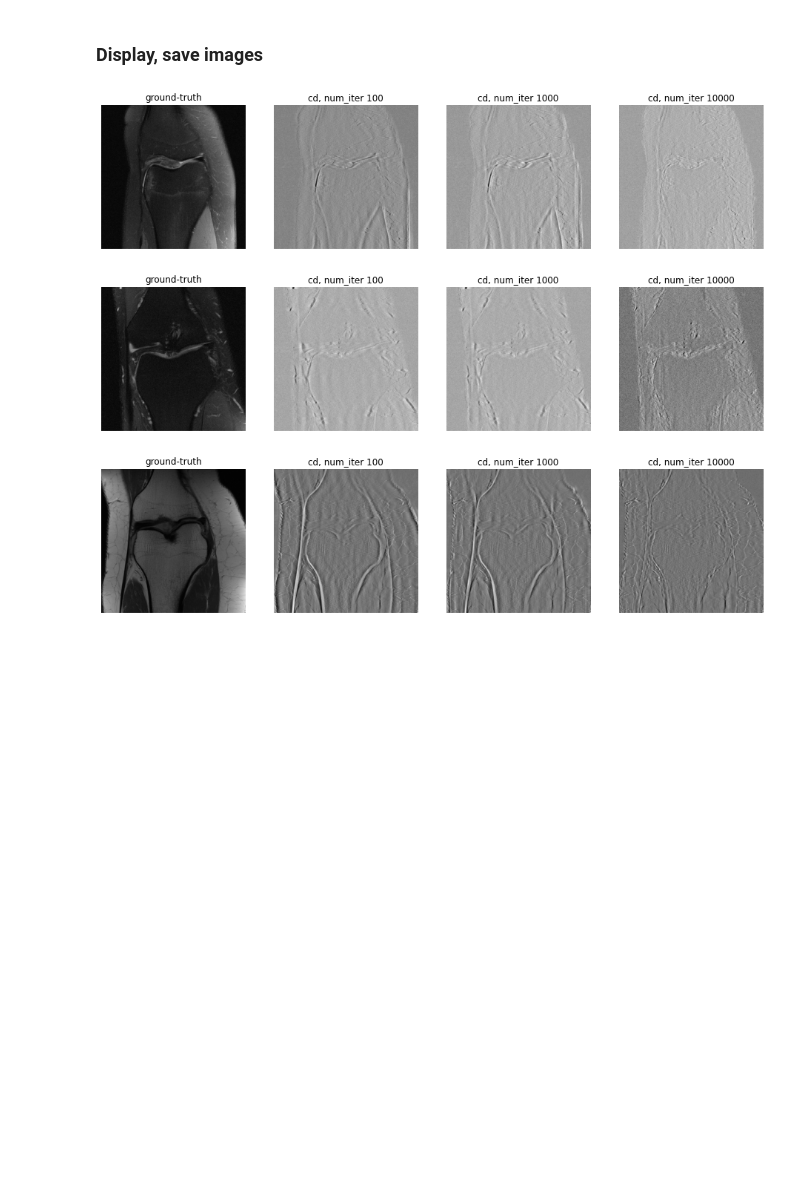
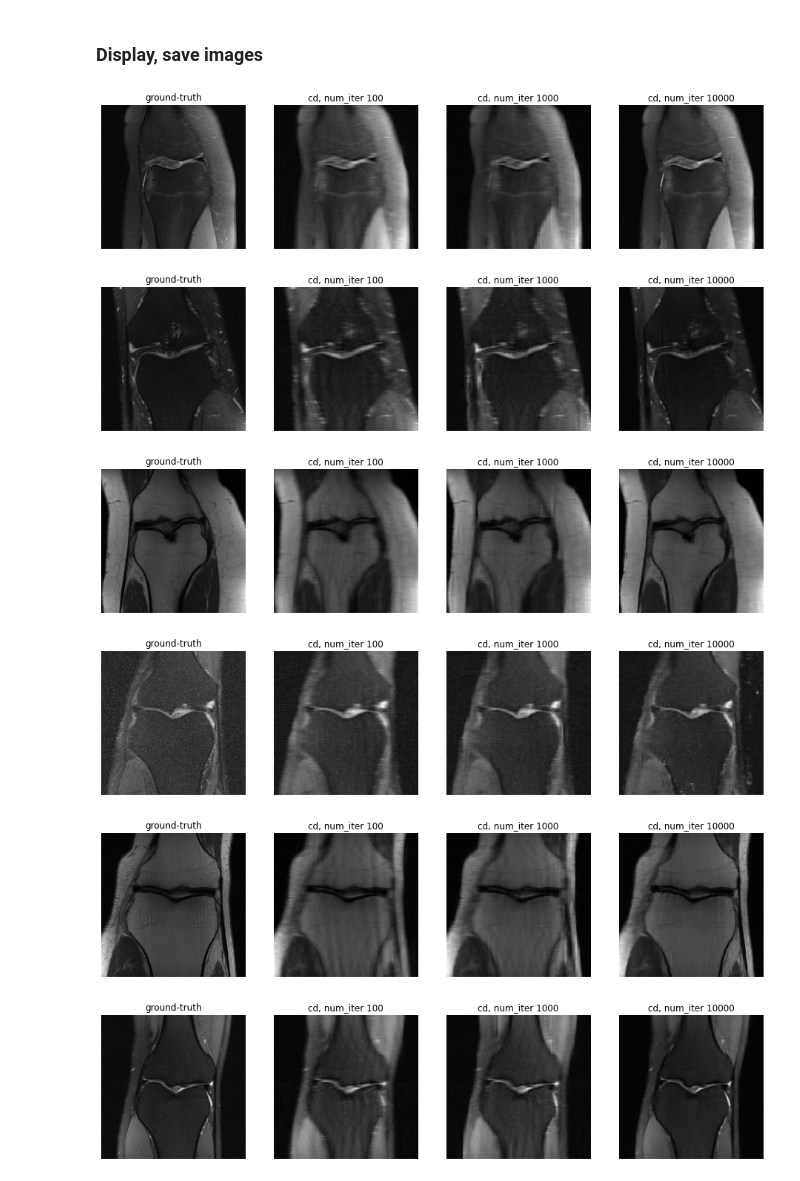
Before and after one commit to davevanveen/unsup_mri, a Jupyter notebook: 20200902_convdecoder_rework.ipynb, the cells around one changed output. Drawn from its saved outputs; the diff is of its cells as text; code cells hidden in the pictures; blank space fills up the shorter version.

```diff
--- a/20200902_convdecoder_rework.ipynb
+++ b/20200902_convdecoder_rework.ipynb
@@ -43,7 +43,7 @@ ssim_list, psnr_list = [], []
 
 file_id_list = ['1000273', '1000325', '1000464', '1000007', '1000537', '1000818']#, \
 #                 '1001140', '1001219', '1001338', '1001598', '1001533', '1001798']
-NUM_ITER_LIST = [100]#, 1000, 10000]
+NUM_ITER_LIST = [100, 1000, 10000]
 # NUM_ITER = 100
 ALPHA_LIST = [0., 0.9999]#, 0.25, 0.5, 0.75]
 ALPHA = 0
@@ -84,8 +84,8 @@ for idx, file_id in enumerate(file_id_list):
         img_out = net(net_input.type(dtype))[0] # estimate image \hat{x} = G(\hat{C})
 
         img_dc, _ = data_consistency(img_out, slice_ksp, mask1d)
-        save_output(img_dc, mse_wrt_ksp, mse_wrt_img, \
-                    file_id, NUM_ITER, DC_STEP, ALPHA)
+#         save_output(img_dc, mse_wrt_ksp, mse_wrt_img, \
+#                     file_id, NUM_ITER, DC_STEP, ALPHA)
 
         # save images, metrics
         img_dc_list.append(img_dc)
@@ -159,37 +176,40 @@ NUM_ITER 10000: 0.842, 32.6225
 NUM_BASELINES = 1 # i.e. img_gt
 NUM_COLS = NUM_VARIANTS + NUM_BASELINES # also want to plot img_gt
 
-DIFF = True
+DIFF = False
 
 for idx_im in range(len(file_id_list)): # for each img in expmt
 
     fig = plt.figure(figsize=(16, 8))
 
     # plot gt
     ax = fig.add_subplot(1,NUM_COLS,1)
     img_gt = img_gt_list[NUM_VARIANTS*idx_im]
     ax.imshow(img_gt, cmap='gray')
     ax.set_title('ground-truth')
     ax.axis('off')
 
     for idx_var in range(NUM_VARIANTS):
         ax = fig.add_subplot(1,NUM_COLS,idx_var+NUM_BASELINES+1)
         img_oi = img_dc_list[NUM_VARIANTS*idx_im+idx_var]
 
         if DIFF:
             ax.imshow(img_oi-img_gt, cmap='gray')
         else:
             ax.imshow(img_oi, cmap='gray')
 
         ax.set_title('cd, num_iter {}'.format(str(LIST_OI[idx_var])))
         ax.axis('off')
 
 #     plt.savefig('plot_output/{}.pdf'.format(file_id_list[idx_im]), format='pdf')
     plt.show()
 # %% [output]
-[figure, old version]
+[figure, new version]
-[figure, old version]
+[figure, new version]
-[figure, old version]
+[figure, new version]
+[figure, added]
+[figure, added]
+[figure, added]
 # %%
 img_gt_shifted = img_gt * (img_dc.mean() / img_gt.mean())
 
```
Also changed, not shown: parts of 3 cells of this notebook, 4 other files.
